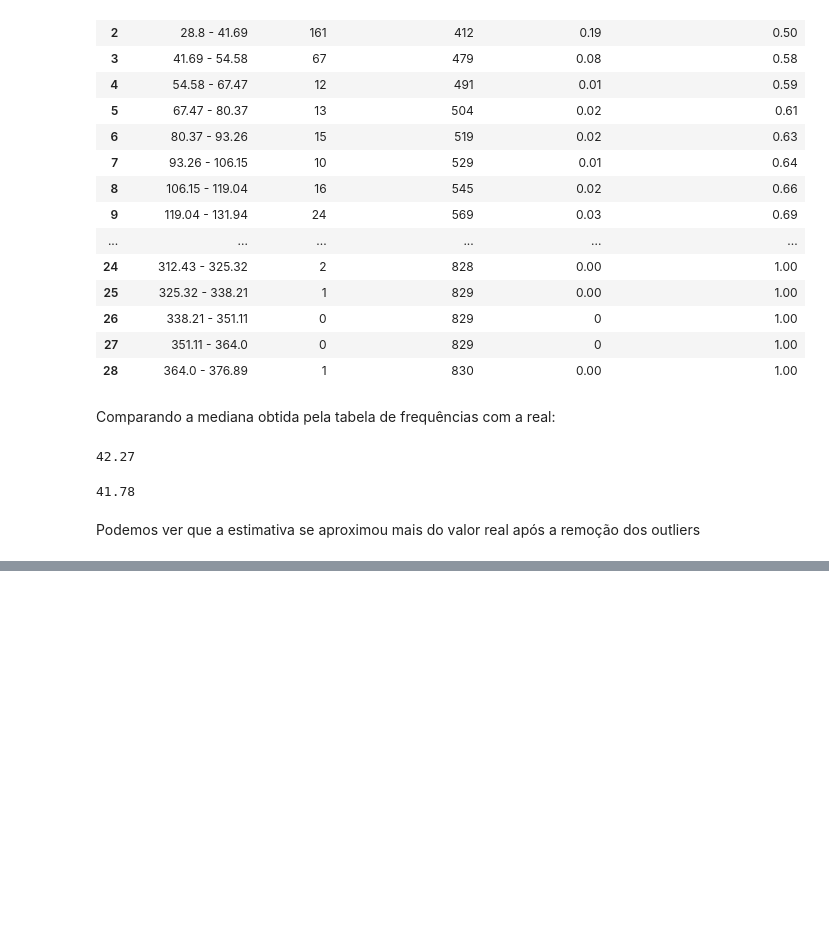
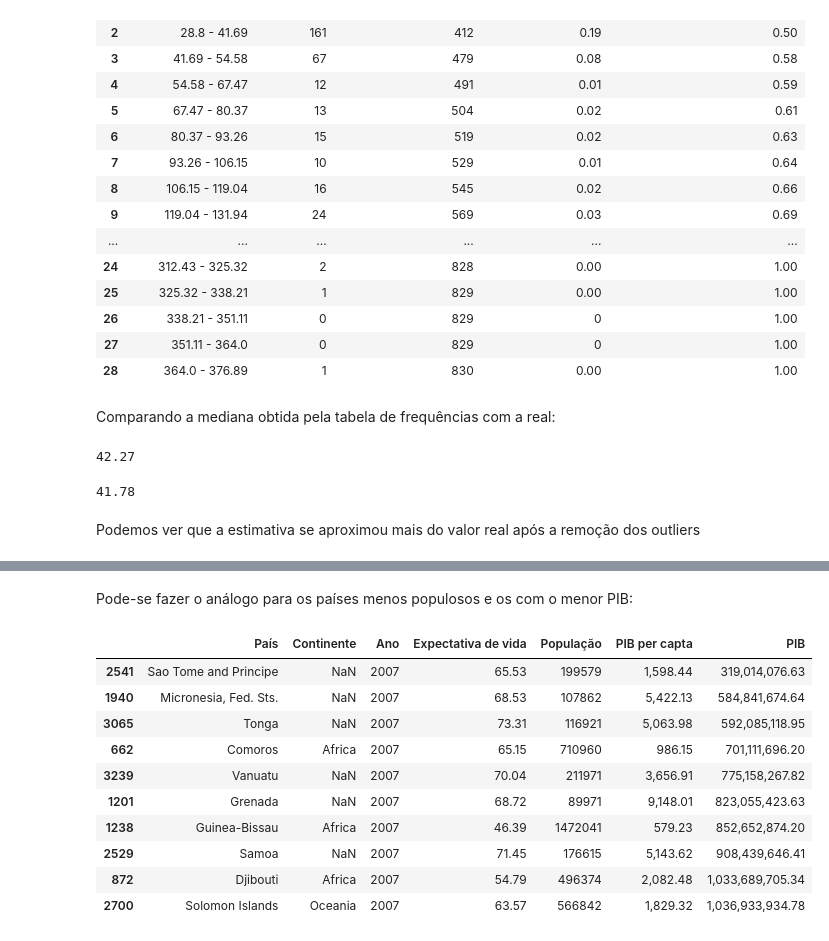
Before and after one commit to shl0mo/AnaliseDados_DIO-Pandas, a Jupyter notebook: AnaliseDados_DIO_Pandas.ipynb, the cells around one changed output, grey strips where cells are left out. Cells and saved outputs as stored; diff of their text form; code cells hidden in the pictures; blank space fills up the shorter version.

```diff
--- a/AnaliseDados_DIO_Pandas.ipynb
+++ b/AnaliseDados_DIO_Pandas.ipynb
@@ -1182,0 +1245,17 @@ Podemos ver que a estimativa se aproximou mais do valor real após a remoção d
+# %% [markdown]
+Pode-se fazer o análogo para os países menos populosos e os com o menor PIB:
+# %%
+menores_PIB = df_2007.sort_values(ascending=True, by='PIB').head(10)
+menores_PIB
+# %% [output]
+|  | País | Continente | Ano | Expectativa de vida | População | PIB per capta | PIB |
+| 2541 | Sao Tome and Principe | NaN | 2007 | 65.53 | 199579 | 1,598.44 | 319,014,076.63 |
+| 1940 | Micronesia, Fed. Sts. | NaN | 2007 | 68.53 | 107862 | 5,422.13 | 584,841,674.64 |
+| 3065 | Tonga | NaN | 2007 | 73.31 | 116921 | 5,063.98 | 592,085,118.95 |
+| 662 | Comoros | Africa | 2007 | 65.15 | 710960 | 986.15 | 701,111,696.20 |
+| 3239 | Vanuatu | NaN | 2007 | 70.04 | 211971 | 3,656.91 | 775,158,267.82 |
+| 1201 | Grenada | NaN | 2007 | 68.72 | 89971 | 9,148.01 | 823,055,423.63 |
+| 1238 | Guinea-Bissau | Africa | 2007 | 46.39 | 1472041 | 579.23 | 852,652,874.20 |
+| 2529 | Samoa | NaN | 2007 | 71.45 | 176615 | 5,143.62 | 908,439,646.41 |
+| 872 | Djibouti | Africa | 2007 | 54.79 | 496374 | 2,082.48 | 1,033,689,705.34 |
+| 2700 | Solomon Islands | Oceania | 2007 | 63.57 | 566842 | 1,829.32 | 1,036,933,934.78 |
```
Also changed, not shown: parts of 34 cells of this notebook.
